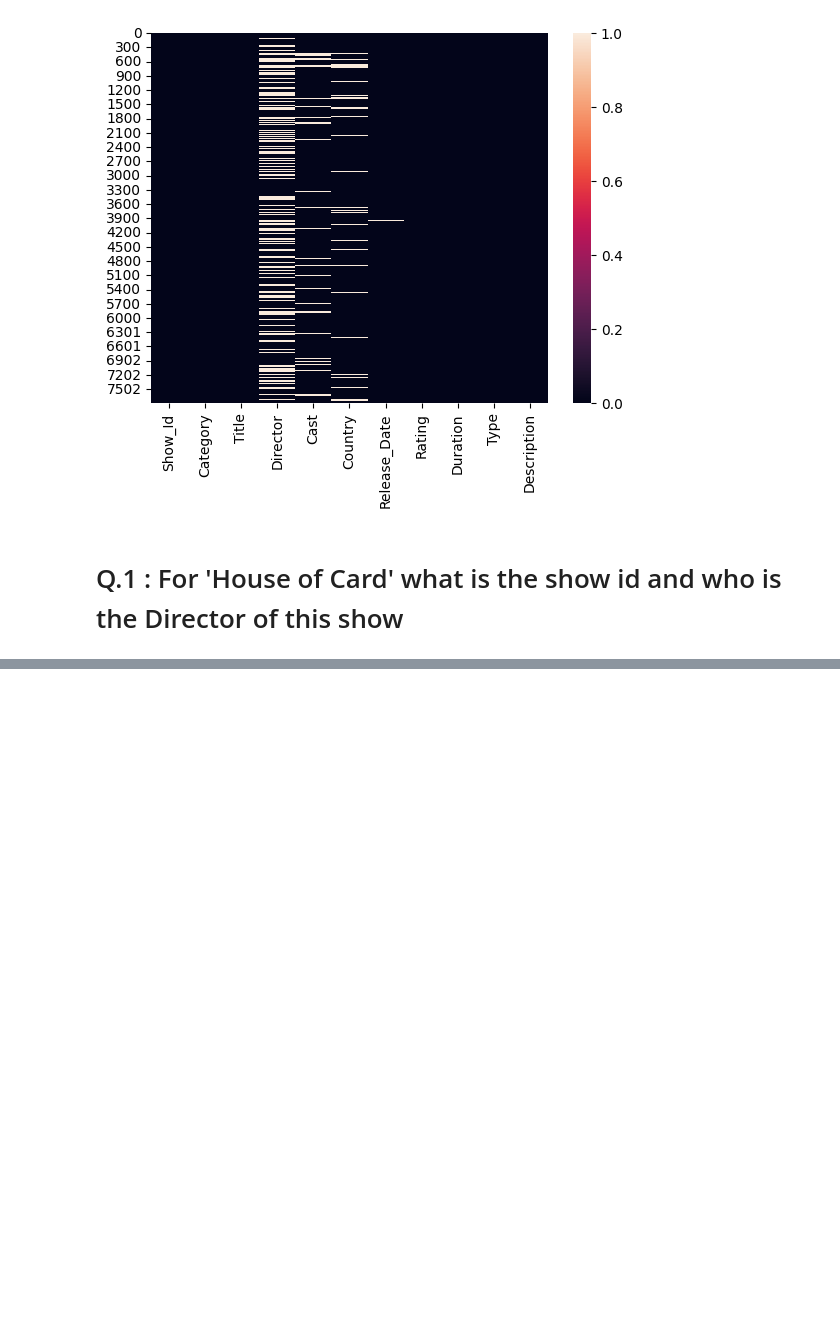
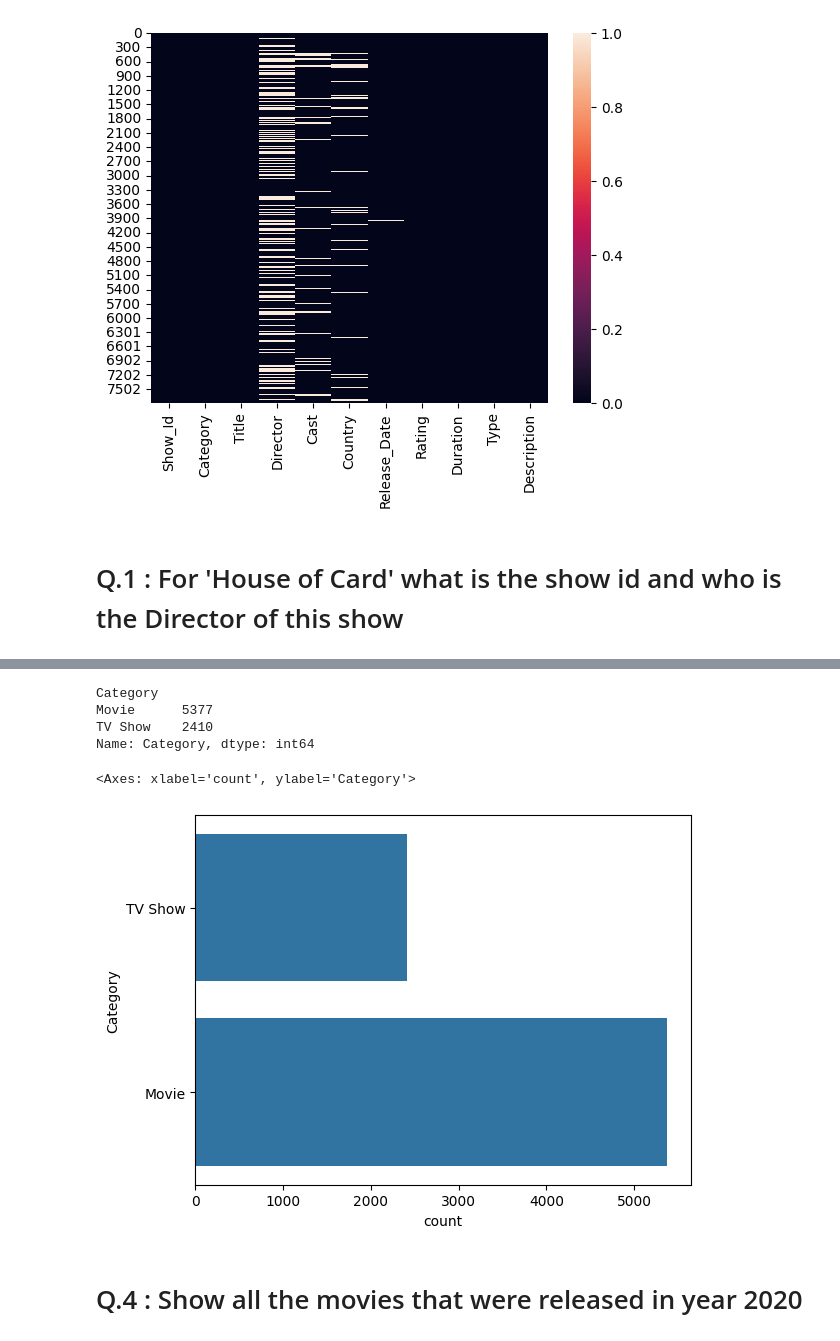
Before and after one commit to ravi7317/Python-Library, a Jupyter notebook: Project/Netflix-Data/netflix.ipynb, the cells around one changed output, grey strips where cells are left out. Drawn from its saved outputs; the diff is of its cells as text; code cells hidden in the pictures; blank space fills up the shorter version.

```diff
--- a/Project/Netflix-Data/netflix.ipynb
+++ b/Project/Netflix-Data/netflix.ipynb
@@ -157,0 +251,14 @@ data[data['Title'].str.contains('House of Cards')]
+# %%
+data.groupby('Category').Category.count()
+# %% [output]
+Category
+Movie      5377
+TV Show    2410
+Name: Category, dtype: int64
+# %%
+sns.countplot(data['Category'])
+# %% [output]
+<Axes: xlabel='count', ylabel='Category'>
+[figure, added]
+# %% [markdown]
+# Q.4 : Show all the movies that were released in year 2020
```
Also changed, not shown: parts of 21 cells of this notebook.
